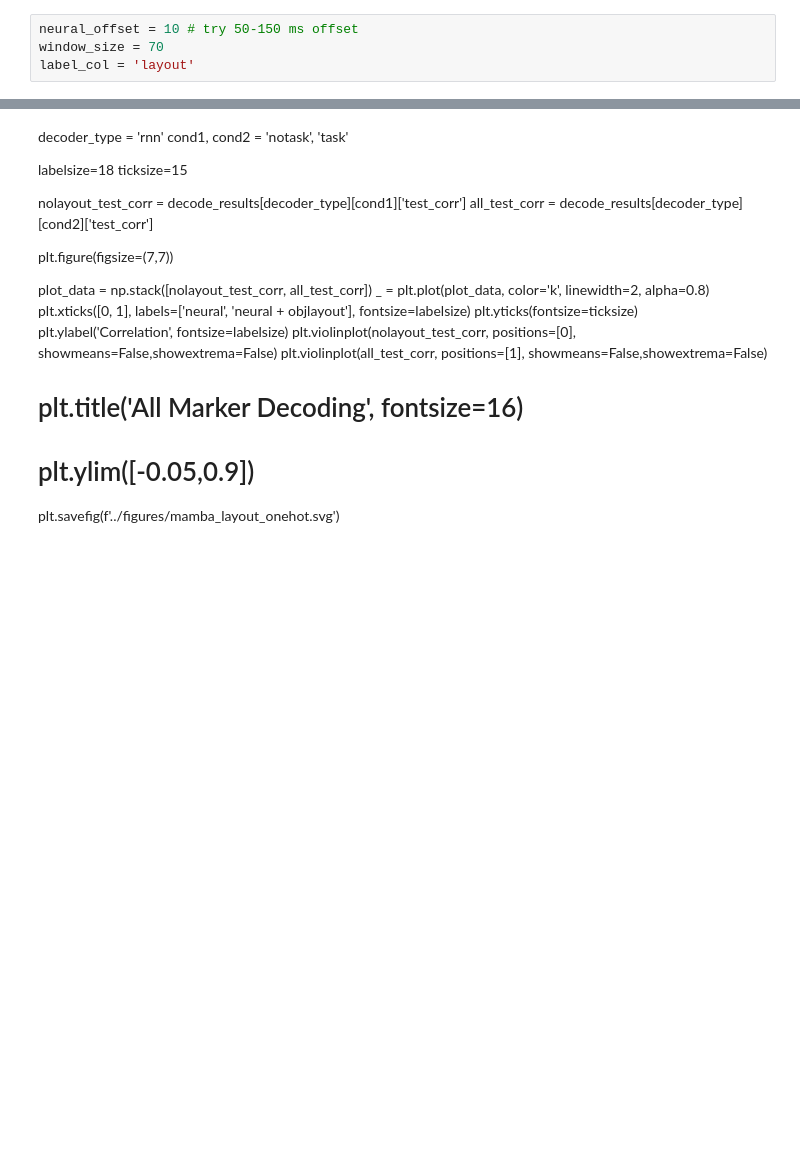
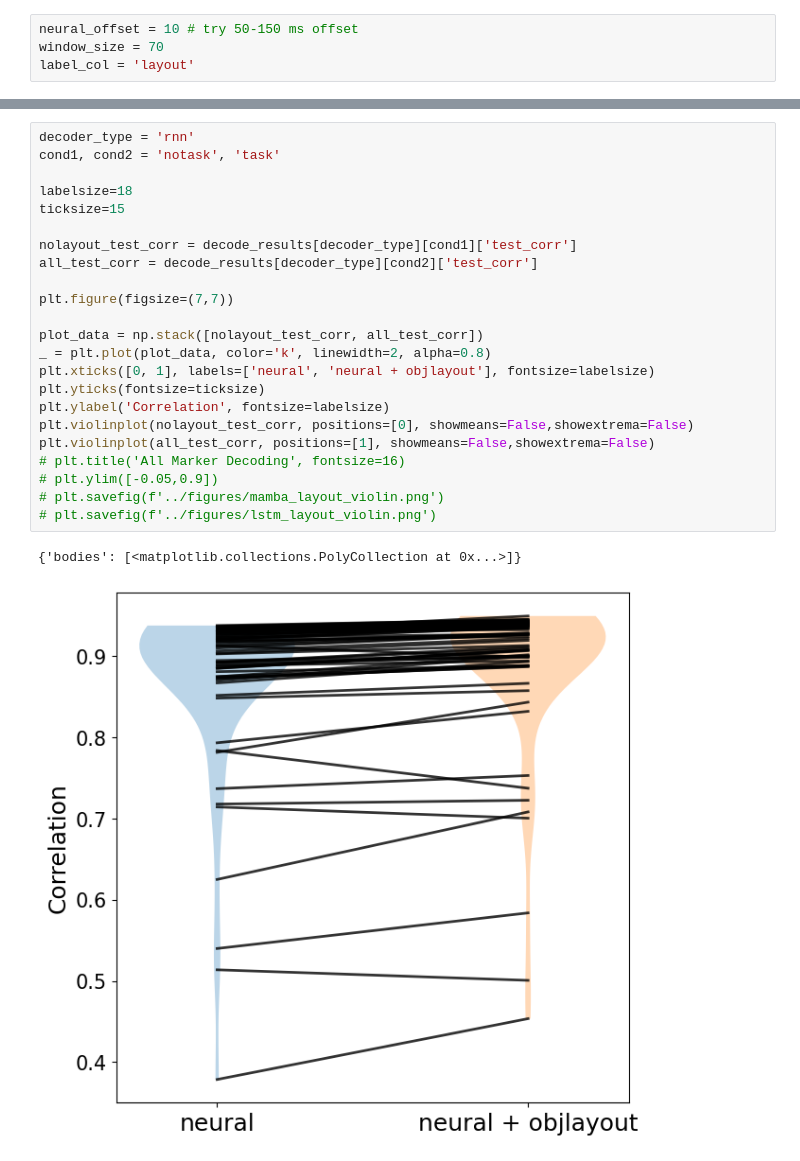
Before and after one commit to ntolley/see_ssm, a Jupyter notebook: notebooks/train_decoder.ipynb, the cells around one changed output, grey strips where cells are left out. Drawn from its saved outputs; the diff is of its cells as text; blank space fills up the shorter version.

```diff
--- a/notebooks/train_decoder.ipynb
+++ b/notebooks/train_decoder.ipynb
@@ -261,25 +265,29 @@ Epoch: 20/1000 ... Train Loss: 0.1150  ... Validation Loss: 0.3553
-# %% [markdown]
-decoder_type = 'rnn'
-cond1, cond2 = 'notask', 'task'
-
-labelsize=18
-ticksize=15
-
-nolayout_test_corr = decode_results[decoder_type][cond1]['test_corr']
-all_test_corr = decode_results[decoder_type][cond2]['test_corr']
-
-plt.figure(figsize=(7,7))
-
-plot_data = np.stack([nolayout_test_corr, all_test_corr])
-_ = plt.plot(plot_data, color='k', linewidth=2, alpha=0.8)
-plt.xticks([0, 1], labels=['neural', 'neural + objlayout'], fontsize=labelsize)
-plt.yticks(fontsize=ticksize)
-plt.ylabel('Correlation', fontsize=labelsize)
-plt.violinplot(nolayout_test_corr, positions=[0], showmeans=False,showextrema=False)
-plt.violinplot(all_test_corr, positions=[1], showmeans=False,showextrema=False)
-# plt.title('All Marker Decoding', fontsize=16)
-# plt.ylim([-0.05,0.9])
-plt.savefig(f'../figures/mamba_layout_onehot.svg')
+# %%
+decoder_type = 'rnn'
+cond1, cond2 = 'notask', 'task'
+
+labelsize=18
+ticksize=15
+
+nolayout_test_corr = decode_results[decoder_type][cond1]['test_corr']
+all_test_corr = decode_results[decoder_type][cond2]['test_corr']
+
+plt.figure(figsize=(7,7))
+
+plot_data = np.stack([nolayout_test_corr, all_test_corr])
+_ = plt.plot(plot_data, color='k', linewidth=2, alpha=0.8)
+plt.xticks([0, 1], labels=['neural', 'neural + objlayout'], fontsize=labelsize)
+plt.yticks(fontsize=ticksize)
+plt.ylabel('Correlation', fontsize=labelsize)
+plt.violinplot(nolayout_test_corr, positions=[0], showmeans=False,showextrema=False)
+plt.violinplot(all_test_corr, positions=[1], showmeans=False,showextrema=False)
+# plt.title('All Marker Decoding', fontsize=16)
+# plt.ylim([-0.05,0.9])
+# plt.savefig(f'../figures/mamba_layout_violin.png')
+# plt.savefig(f'../figures/lstm_layout_violin.png')
+# %% [output]
+{'bodies': [<matplotlib.collections.PolyCollection at 0x...>]}
+[figure, added]
 # %%
 exclude_processing = None
 
```
Also changed, not shown: parts of 8 cells of this notebook, 1 other file.
